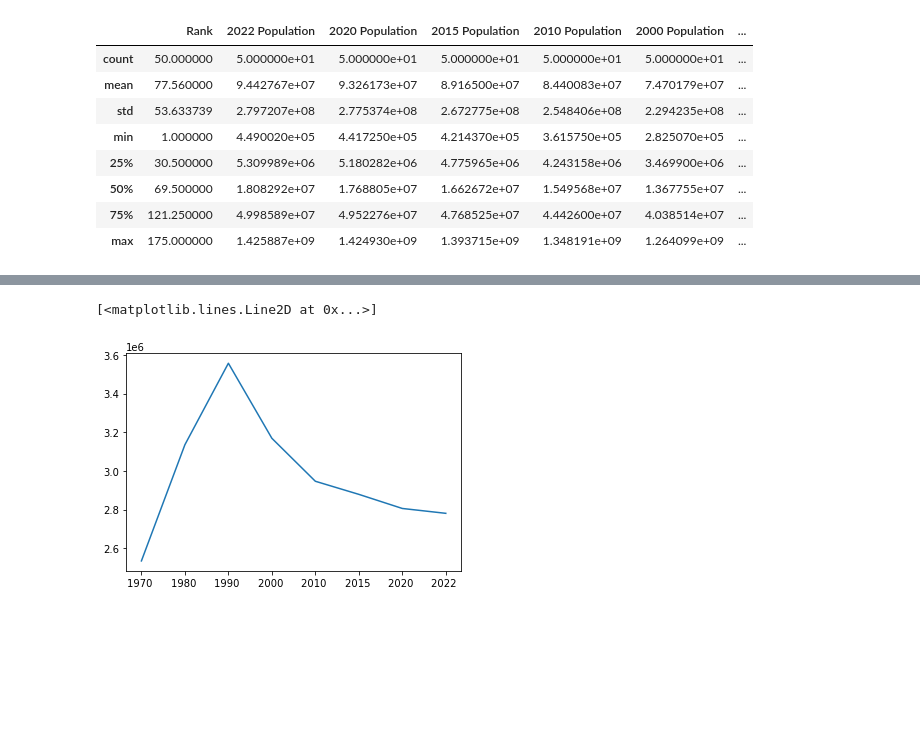
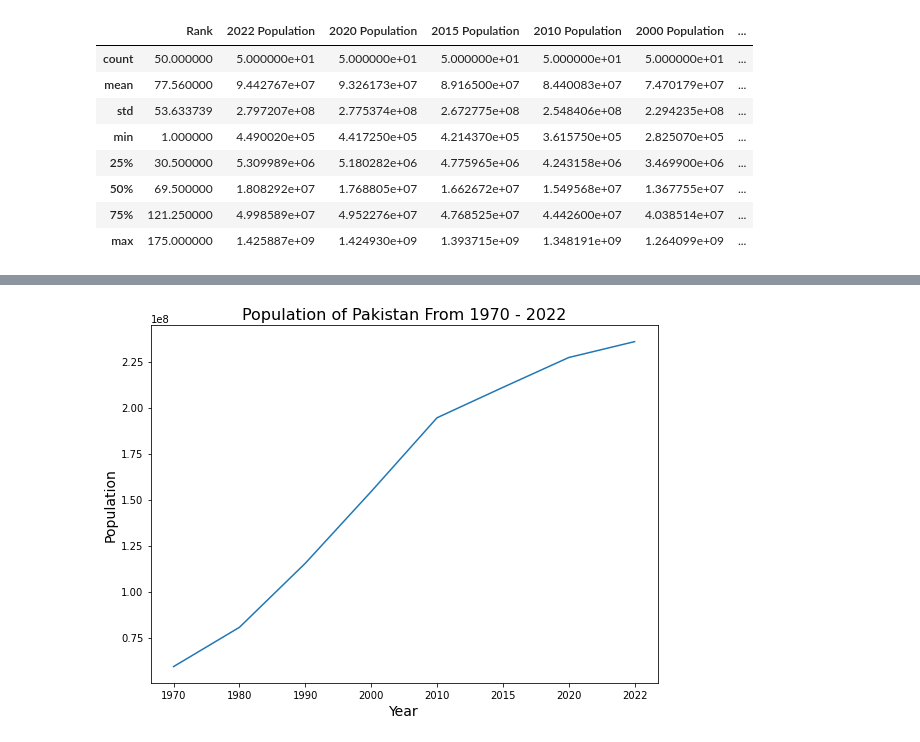
Before and after one commit to dbenitoe/TTS-Final-Project-Submission, a Jupyter notebook: Asia_Population.ipynb, the cells around one changed output, grey strips where cells are left out. Saved outputs shown, nothing was run; the diff lists cells and outputs as text; code cells hidden in the pictures; blank space fills up the shorter version.

```diff
--- a/Asia_Population.ipynb
+++ b/Asia_Population.ipynb
@@ -132,16 +116,30 @@ plt.plot(years, pakistan_pop_list)
+# %%
+pakistan = data[data.Country == 'Pakistan']
+pak = pakistan.values
+pop_array = pak[0, 5:13]
+
+pakistan_pop = []
+for i in range(len(pop_array)):
+    pakistan_pop.append(pop_array[i])
+
+pakistan_pop.reverse()
+# %%
+fig, ax = plt.subplots(figsize=(8,6))
+pakistan = ax.plot(years, pakistan_pop, label='Pakistan')
+
+ax.set_title('Population of Pakistan From 1970 - 2022', fontsize = 16)
+ax.set_ylabel('Population', fontsize=14)
+ax.set_xlabel('Year', fontsize=14)
+fig.tight_layout()
+# %% [output]
+[figure, added]
 # %%
-armenia = asia[asia['Country'] == 'Armenia']
-armenia
+armenia = pakistan = data[data.Country == 'Armenia']
 arm = armenia.values
 arm_array = arm[0, 5:13]
 
-armenia_pop_list = []
+armenia_pop = []
 for i in range(len(arm_array)):
-    armenia_pop_list.append(arm_array[i])
+    armenia_pop.append(arm_array[i])
 
-armenia_pop_list.reverse()
-
-plt.plot(years, armenia_pop_list)
+armenia_pop.reverse()
-# %% [output]
-[<matplotlib.lines.Line2D at 0x...>]
-[figure, removed]
```
Also changed, not shown: parts of 5 cells of this notebook.
